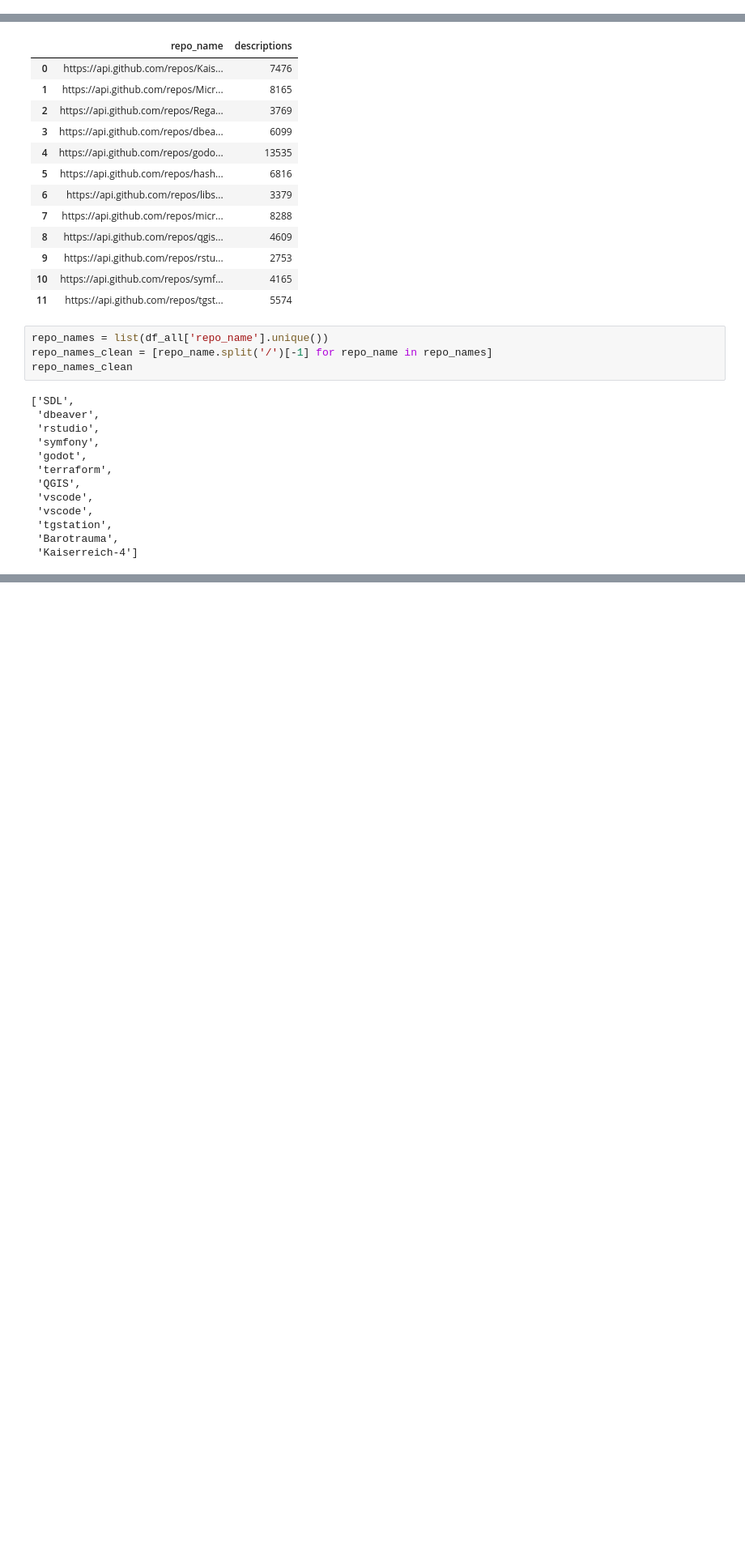
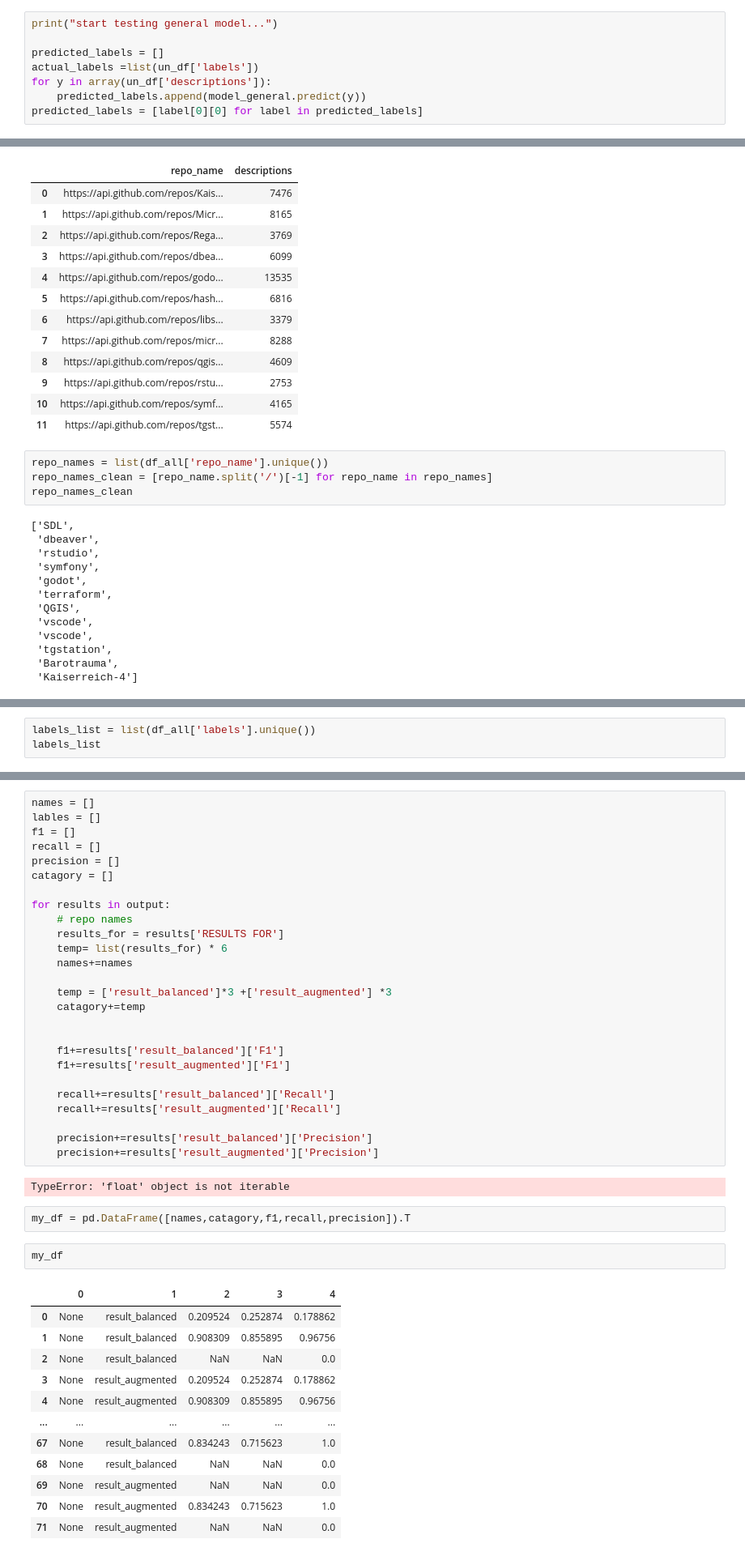
Before and after one commit to btm1837/github_issue_tagger, a Jupyter notebook: src/rq2_eval.ipynb, the cells around one changed output, grey strips where cells are left out. Shown at 81% size. Drawn from its saved outputs; the diff is of its cells as text; blank space fills up the shorter version.

```diff
--- a/src/rq2_eval.ipynb
+++ b/src/rq2_eval.ipynb
@@ -170,0 +283,8 @@ then run the eval function over each of them.
+# %%
+print("start testing general model...")
+
+predicted_labels = []
+actual_labels =list(un_df['labels'])
+for y in array(un_df['descriptions']):
+    predicted_labels.append(model_general.predict(y))
+predicted_labels = [label[0][0] for label in predicted_labels]
@@ -383,3 +566,6 @@ test dbeaver
 Writing output to file
 Deleting tmp files
 Exit.
+# %%
+labels_list = list(df_all['labels'].unique())
+labels_list
@@ -385,0 +780,45 @@ Exit.
+# %%
+names = []
+lables = []
+f1 = []
+recall = []
+precision = []
+catagory = []
+
+for results in output:
+    # repo names
+    results_for = results['RESULTS FOR']
+    temp= list(results_for) * 6
+    names+=names
+
+    temp = ['result_balanced']*3 +['result_augmented'] *3
+    catagory+=temp
+
+
+    f1+=results['result_balanced']['F1']
+    f1+=results['result_augmented']['F1']
+
+    recall+=results['result_balanced']['Recall']
+    recall+=results['result_augmented']['Recall']
+
+    precision+=results['result_balanced']['Precision']
+    precision+=results['result_augmented']['Precision']
+# %% [output]
+TypeError: 'float' object is not iterable
+# %%
+my_df = pd.DataFrame([names,catagory,f1,recall,precision]).T
+# %%
+my_df
+# %% [output]
+|  | 0 | 1 | 2 | 3 | 4 |
+| 0 | None | result_balanced | 0.209524 | 0.252874 | 0.178862 |
+| 1 | None | result_balanced | 0.908309 | 0.855895 | 0.96756 |
+| 2 | None | result_balanced | NaN | NaN | 0.0 |
+| 3 | None | result_augmented | 0.209524 | 0.252874 | 0.178862 |
+| 4 | None | result_augmented | 0.908309 | 0.855895 | 0.96756 |
+| ... | ... | ... | ... | ... | ... |
+| 67 | None | result_balanced | 0.834243 | 0.715623 | 1.0 |
+| 68 | None | result_balanced | NaN | NaN | 0.0 |
+| 69 | None | result_augmented | NaN | NaN | 0.0 |
+| 70 | None | result_augmented | 0.834243 | 0.715623 | 1.0 |
+| 71 | None | result_augmented | NaN | NaN | 0.0 |
```
Also changed, not shown: parts of 20 cells of this notebook, 2 other files.
